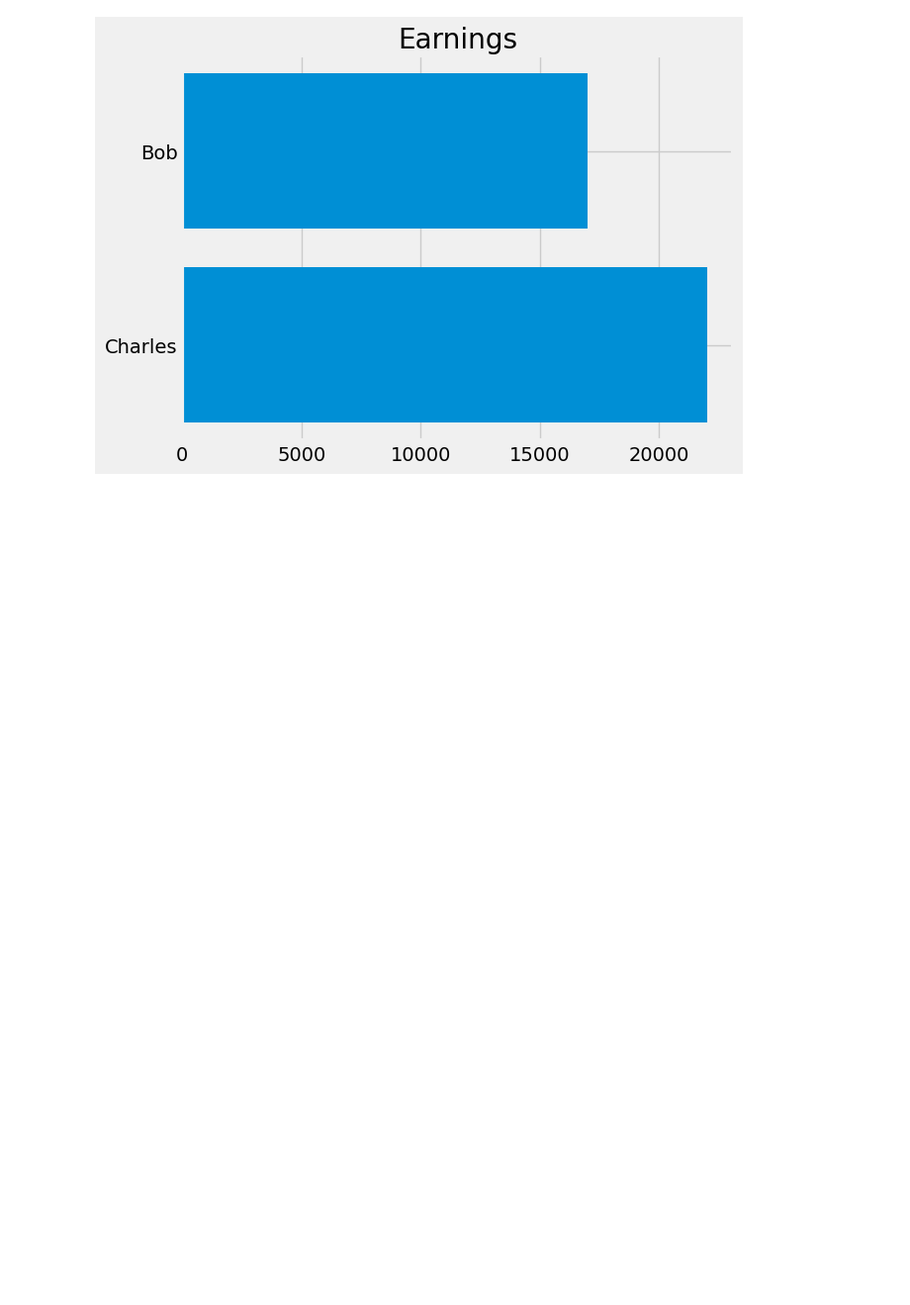
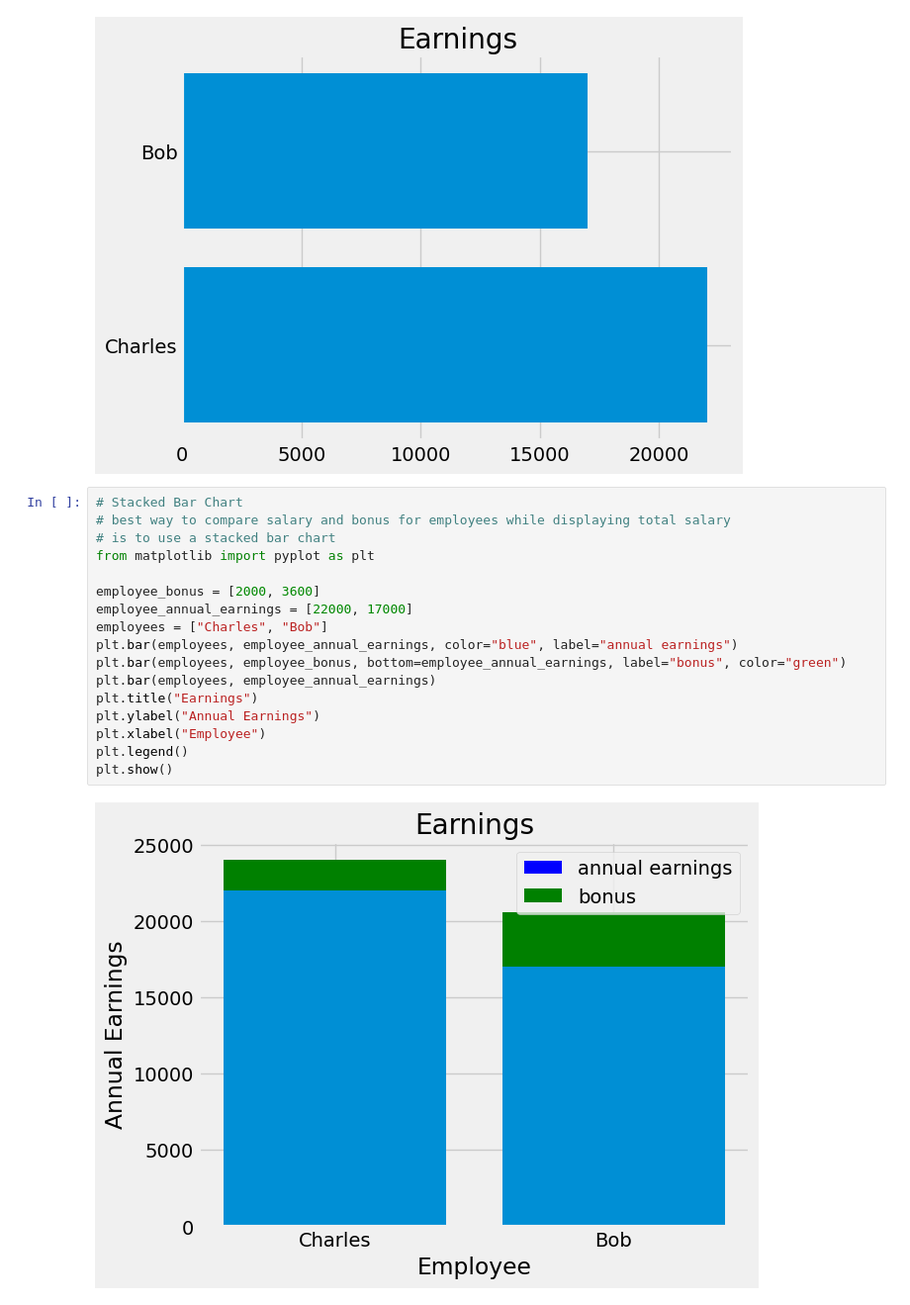
Before and after one commit to hessifer/DataScienceAIML, a Jupyter notebook: learning_pandas.ipynb, the cells around one changed output. Shown at 99% size. Saved outputs shown, nothing was run; the diff lists cells and outputs as text; blank space fills up the shorter version.

Commit message:
more bar chart options, and bar chart stacking

```diff
--- a/learning_pandas.ipynb
+++ b/learning_pandas.ipynb
@@ -819,3 +819,22 @@ plt.title("Earnings")
 plt.show()
 # %% [output]
 [figure]
+# %%
+# Stacked Bar Chart
+# best way to compare salary and bonus for employees while displaying total salary
+# is to use a stacked bar chart
+from matplotlib import pyplot as plt
+
+employee_bonus = [2000, 3600]
+employee_annual_earnings = [22000, 17000]
+employees = ["Charles", "Bob"]
+plt.bar(employees, employee_annual_earnings, color="blue", label="annual earnings")
+plt.bar(employees, employee_bonus, bottom=employee_annual_earnings, label="bonus", color="green")
+plt.bar(employees, employee_annual_earnings)
+plt.title("Earnings")
+plt.ylabel("Annual Earnings")
+plt.xlabel("Employee")
+plt.legend()
+plt.show()
+# %% [output]
+[figure, added]
```
